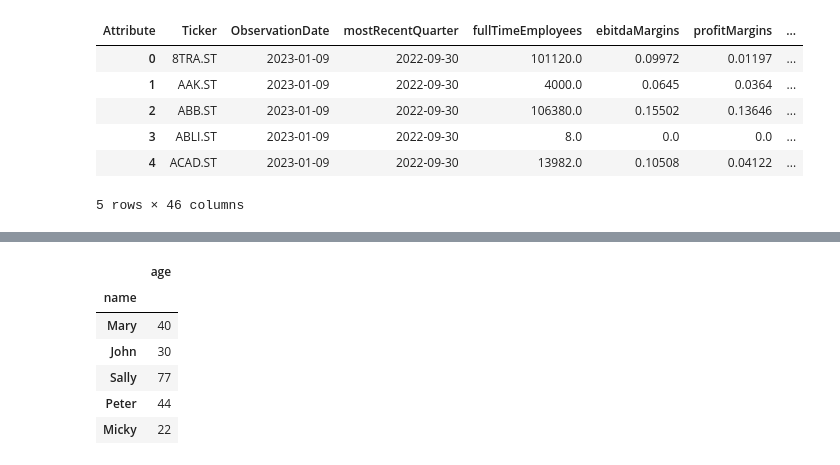
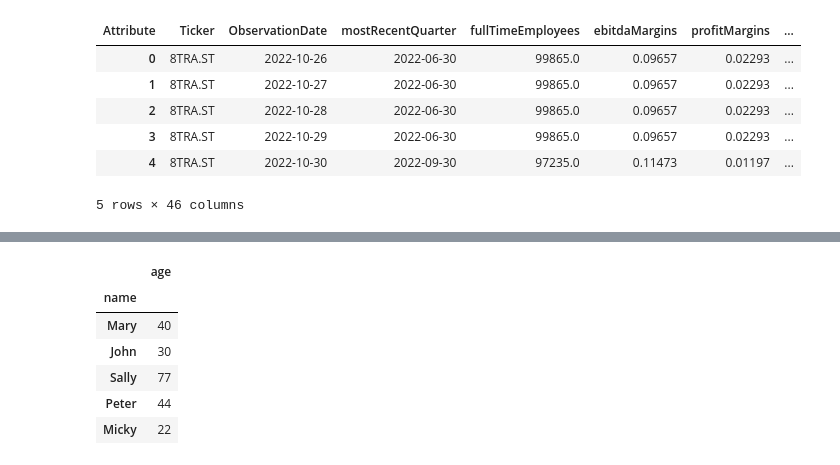
Before and after one commit to cfuru/Azure-Functions, a Jupyter notebook: func-yahoo-scraper-001/testing.ipynb, the cells around one changed output, grey strips where cells are left out. Drawn from its saved outputs; the diff is of its cells as text; code cells hidden in the pictures.

```diff
--- a/func-yahoo-scraper-001/testing.ipynb
+++ b/func-yahoo-scraper-001/testing.ipynb
@@ -1,18 +1,18 @@
 # %%
-import sys
-sys.path.insert(0, 'C:/Users/chris/Documents/GitHub/AzureFunctions/AzureFunctions')
-import datetime
-import logging
-import time
-from datetime import date
-import os
-from io import BytesIO
-import pandas as pd
-import yfinance as yf
+# import sys
+# sys.path.insert(0, 'C:/Users/chris/Documents/GitHub/AzureFunctions/AzureFunctions')
+# import datetime
+# import logging
+# import time
+# from datetime import date
+# import os
+# from io import BytesIO
+# import pandas as pd
+# import yfinance as yf
 
 
-from azure.storage.filedatalake import DataLakeServiceClient
-import azure.functions as func
+# from azure.storage.filedatalake import DataLakeServiceClient
+# import azure.functions as func
 from shared_code import utils
 
-pd.set_option('display.max_columns', None)
+# pd.set_option('display.max_columns', None)
@@ -19,5 +231,5 @@ pd.set_option('display.max_columns', None)
 # %%
-azure_utils = utils.AzureUtils()
+azure_utils = AzureUtils()
 secret_client = azure_utils.initialize_key_vault()
 
 sa_secret = azure_utils.get_key_vault_secret(secret_client, 'sa-secret')
@@ -61,38 +273,38 @@ selected_cols = [
     '52WeekChange',
     'morningStarRiskRating',
     'forwardEps',
     'sharesOutstanding',
     'heldPercentInstitutions',
     'trailingEps',
     'lastDividendValue',
     'priceToBook',
     'heldPercentInsiders',
     'beta',
     'enterpriseValue',
     'priceToSalesTrailing12Months',
     'forwardPE',
     'trailingPE',
     'marketCap'
 ]
 cols_to_exclude = ['Ticker', 'ObservationDate', 'recommendationKey', 'mostRecentQuarter']
 
-dataCleaning_utils = utils.DataCleaning()
+dataCleaning_utils = DataCleaning()
 
 df_cleaning = (
-    azure_utils.ingest_bronze_data(f"fundamentals/{date.today()}")
+    azure_utils.ingest_bronze_data(f"fundamentals/")
     .pipe(dataCleaning_utils.pivot_fundamentals_dataframe)
     .pipe(dataCleaning_utils.select_dataframe_columns, selected_cols)
     .pipe(dataCleaning_utils.set_dtype_to_numeric, cols_to_exclude)
     .pipe(dataCleaning_utils.change_timestamp_to_datetime, "mostRecentQuarter")
     .pipe(dataCleaning_utils.change_timestamp_format, "ObservationDate")
 )
 
 df_cleaning.head()
 # %% [output]
 | Attribute | Ticker | ObservationDate | mostRecentQuarter | fullTimeEmployees | ebitdaMargins | profitMargins | ... |
-| 0 | 8TRA.ST | 2023-01-09 | 2022-09-30 | 101120.0 | 0.09972 | 0.01197 | ... |
-| 1 | AAK.ST | 2023-01-09 | 2022-09-30 | 4000.0 | 0.0645 | 0.0364 | ... |
-| 2 | ABB.ST | 2023-01-09 | 2022-09-30 | 106380.0 | 0.15502 | 0.13646 | ... |
-| 3 | ABLI.ST | 2023-01-09 | 2022-09-30 | 8.0 | 0.0 | 0.0 | ... |
-| 4 | ACAD.ST | 2023-01-09 | 2022-09-30 | 13982.0 | 0.10508 | 0.04122 | ... |
+| 0 | 8TRA.ST | 2022-10-26 | 2022-06-30 | 99865.0 | 0.09657 | 0.02293 | ... |
+| 1 | 8TRA.ST | 2022-10-27 | 2022-06-30 | 99865.0 | 0.09657 | 0.02293 | ... |
+| 2 | 8TRA.ST | 2022-10-28 | 2022-06-30 | 99865.0 | 0.09657 | 0.02293 | ... |
+| 3 | 8TRA.ST | 2022-10-29 | 2022-06-30 | 99865.0 | 0.09657 | 0.02293 | ... |
+| 4 | 8TRA.ST | 2022-10-30 | 2022-09-30 | 97235.0 | 0.11473 | 0.01197 | ... |
 5 rows × 46 columns
```
Also changed, not shown: parts of 23 cells of this notebook, 29 other files.
